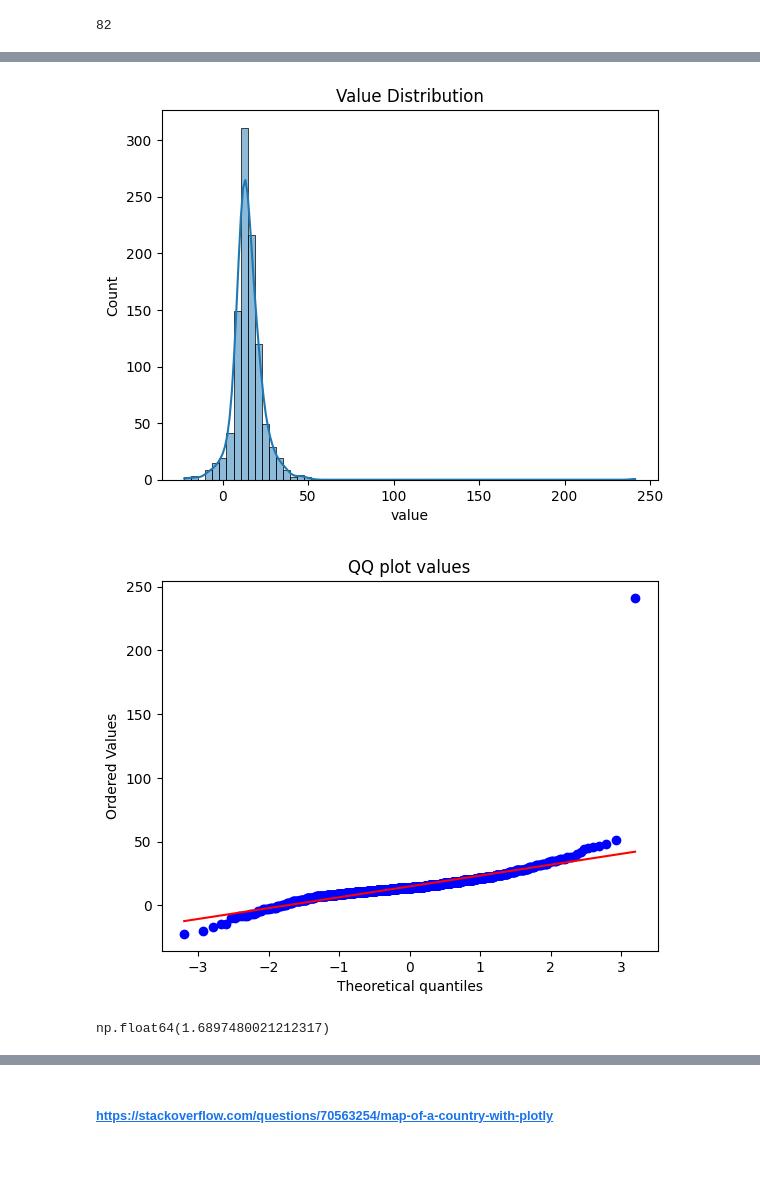
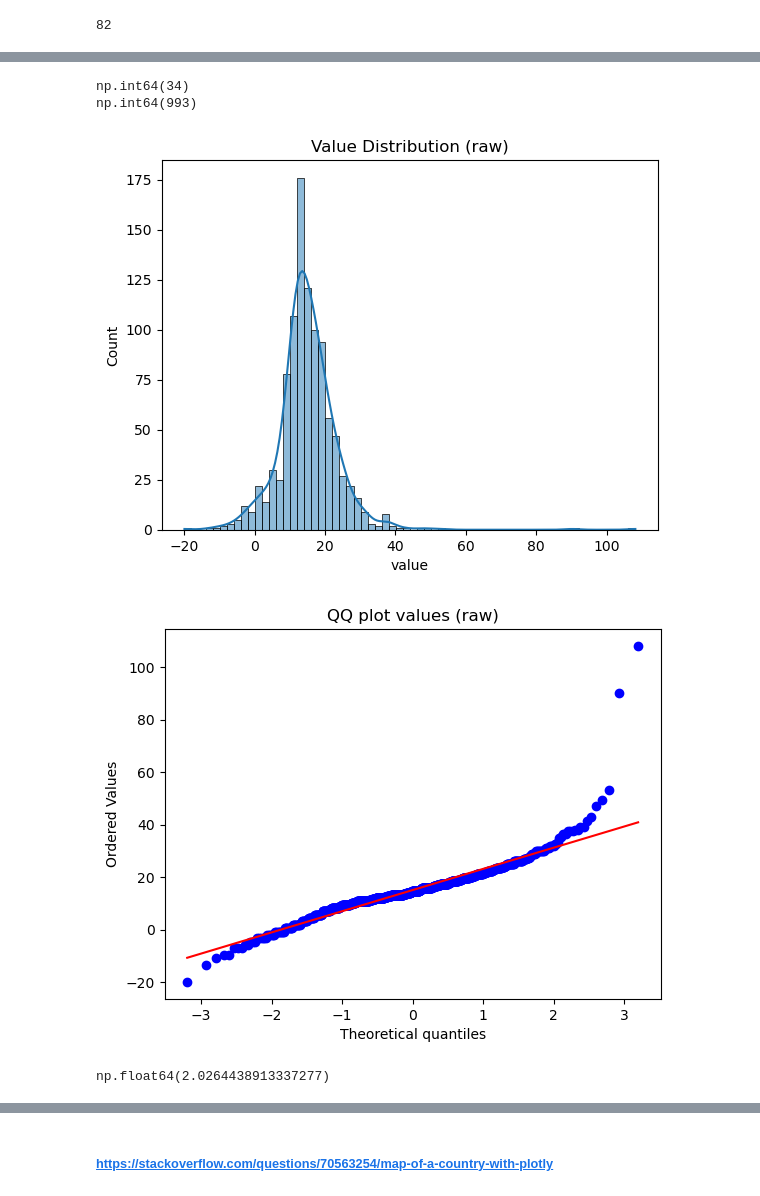
Before and after one commit to R-Zaid/DSS-project, a Jupyter notebook: main/Preprocessors/DSS group 1 wwww.ipynb, the cells around one changed output, grey strips where cells are left out. Cells and saved outputs as stored; diff of their text form; code cells hidden in the pictures; blank space fills up the shorter version.

```diff
--- a/main/Preprocessors/DSS group 1 wwww.ipynb
+++ b/main/Preprocessors/DSS group 1 wwww.ipynb
@@ -1613,8 +1768,10 @@ bar_pm10.show()
+# %%
+dfposts_PM10_raw = dfposts_PM10.copy()
 # %%
 plt.figure(figsize=(4,6))
-values_pm10 = dfposts_PM10['value'].dropna() # If you don't remove NANs, default matplotlib function will fail
-plt.boxplot(values_pm10, vert=True, patch_artist=True)
-plt.title("Value Distribution")
+values_pm10_raw = dfposts_PM10_raw['value'].dropna() # If you don't remove NANs, default matplotlib function will fail
+plt.boxplot(values_pm10_raw, vert=True, patch_artist=True)
+plt.title("Value Distribution (raw)")
 plt.ylabel("Value")
 plt.show()
 # %% [output]
@@ -1622,19 +1779,25 @@ plt.show()
+# %%
+pprint((dfposts_PM10_raw['value'] < 0).sum())
+pprint((dfposts_PM25_raw['value'] > 0).sum())
+# %% [output]
+np.int64(34)
+np.int64(993)
 # %%
 import scipy.stats as stats
 import seaborn as sns
 
-sns.histplot(values_pm10, kde=True)
-plt.title("Value Distribution")
+sns.histplot(values_pm10_raw, kde=True)
+plt.title("Value Distribution (raw)")
 plt.show()
 
-stats.probplot(values_pm10, dist="norm", plot=plt)
-plt.title("QQ plot values")
+stats.probplot(values_pm10_raw, dist="norm", plot=plt)
+plt.title("QQ plot values (raw)")
 plt.show()
 # %% [output]
-[figure, old version]
+[figure, new version]
-[figure, old version]
+[figure, new version]
 # %%
-values.skew()
+values_pm10_raw.skew()
 # %% [output]
-np.float64(1.6897480021212317)
+np.float64(2.0264438913337277)
 # %%
```
Also changed, not shown: parts of 86 cells of this notebook.
